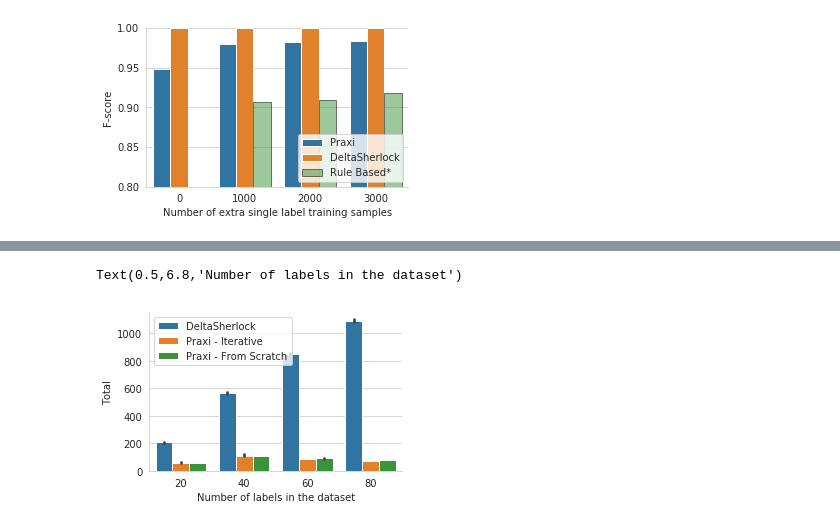
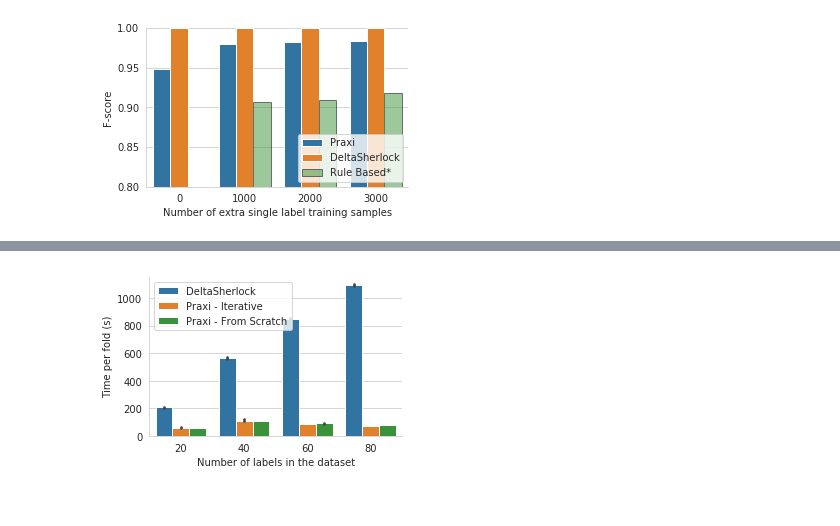
Before and after one commit to deltasherlock/experiments, a Jupyter notebook: plots/plots.ipynb, the cells around one changed output, grey strips where cells are left out. Cells and saved outputs as stored; diff of their text form; code cells hidden in the pictures.

```diff
--- a/plots/plots.ipynb
+++ b/plots/plots.ipynb
@@ -104,11 +103,12 @@ Text(0.5,6.8,'Number of labels in the dataset')
 # %%
 df = pd.read_csv('/home/ates/deltasherlock/experiments/plots/iterative_perf.csv')
 df['Total'] = df['Total Train'] + df['Total Test'] + df['CS Load']
 df['label_count'] = (df['Chunk'] + 1) * 20
 sns.factorplot(data=df, x='label_count', hue='Method', y='Total',
                kind='bar', legend=False, aspect=1.5, size=3)
 plt.legend(loc='upper left', frameon=True)
 plt.xlabel('Number of labels in the dataset')
+plt.ylabel('Time per fold (s)')
+plt.savefig('/home/ates/deltasherlock/paper/figures/iterative_perf.pdf', bbox_inches='tight')
 # %% [output]
-Text(0.5,6.8,'Number of labels in the dataset')
-[figure, old version]
+[figure, new version]
```
Also changed, not shown: parts of 1 cell of this notebook.
